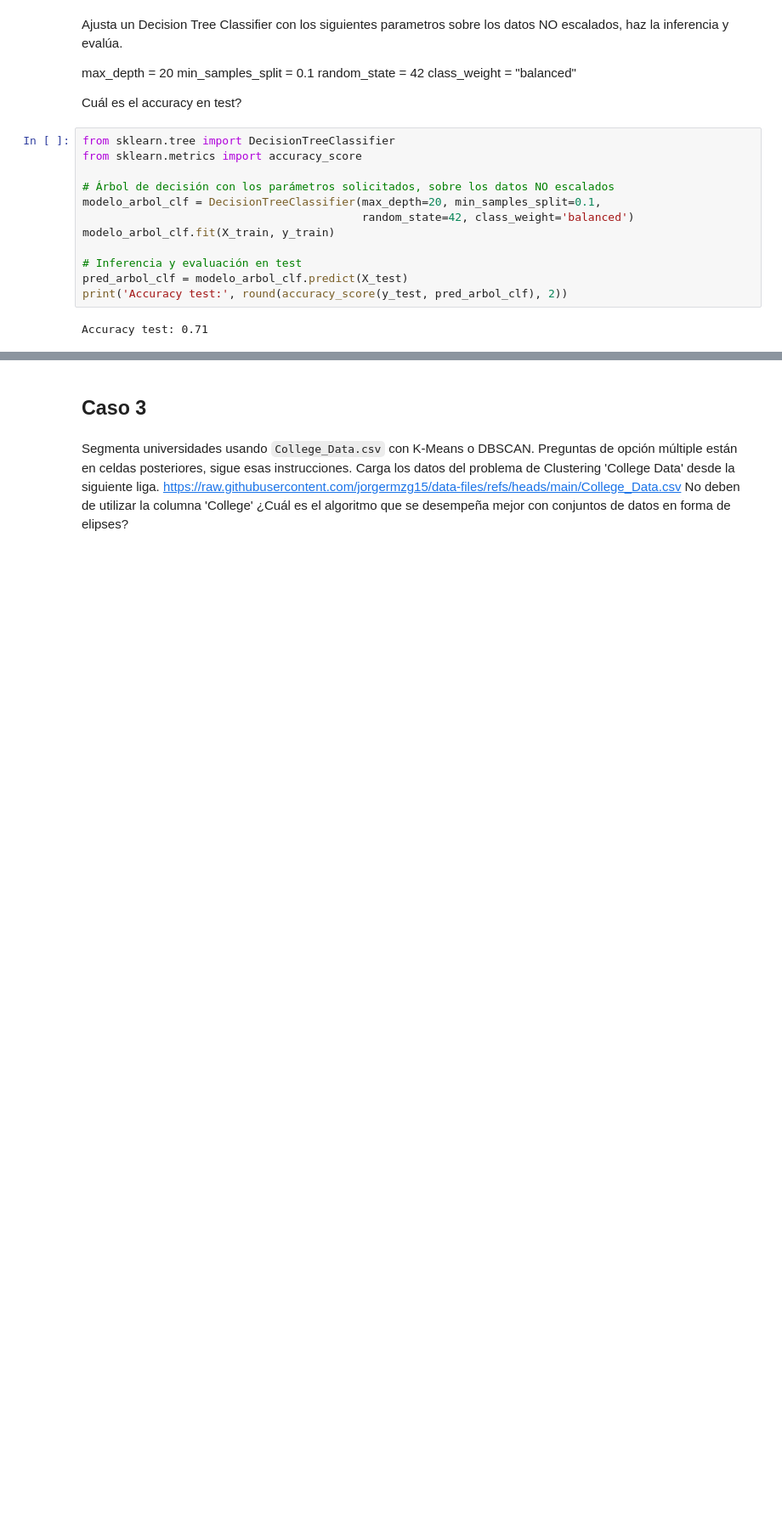
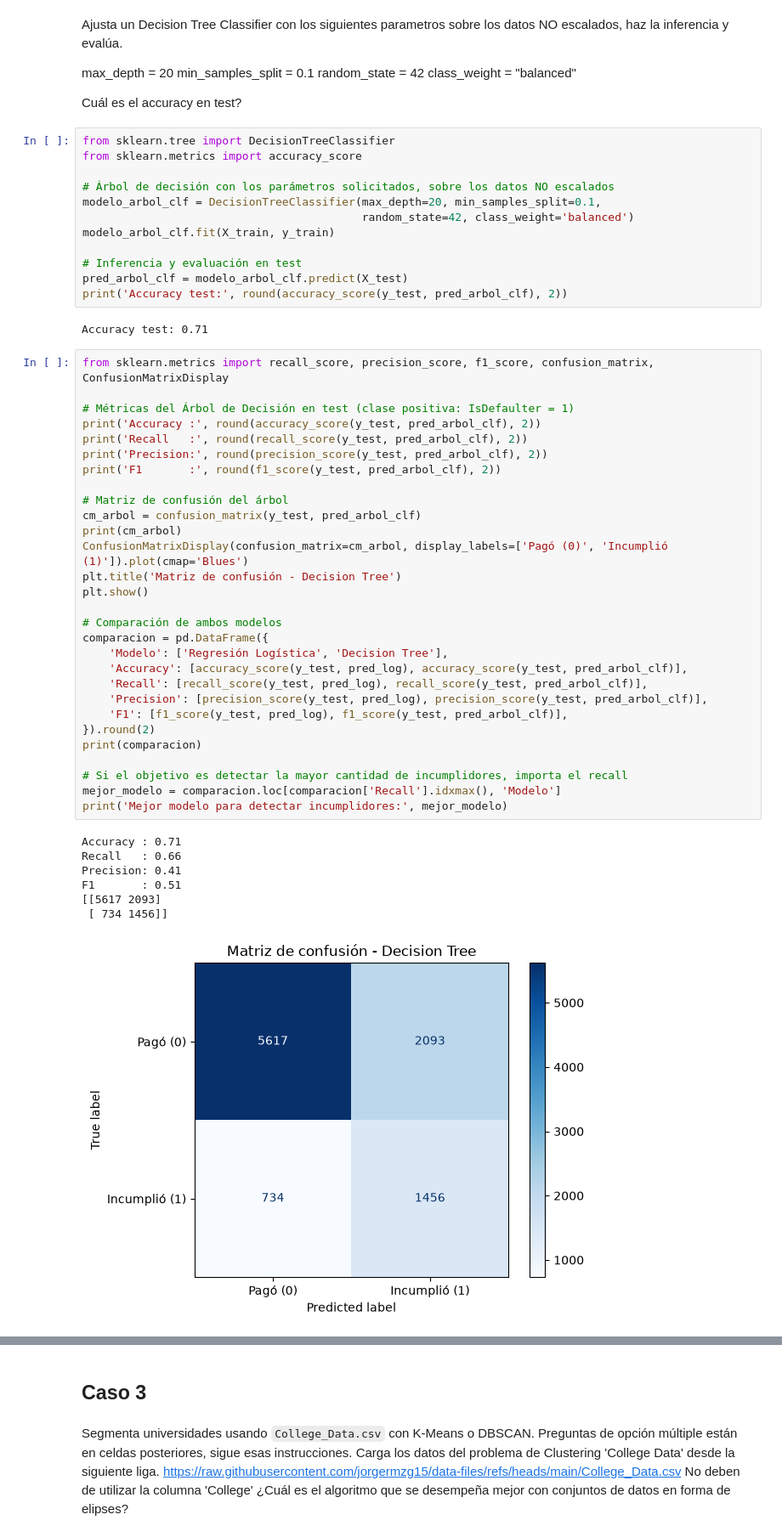
Before and after one commit to catalinaelizondor-jpg/ExamenFinal, a Jupyter notebook: CatalinaE_643153_examen_final.ipynb, the cells around one changed output, grey strips where cells are left out. Shown at 85% size. Saved outputs shown, nothing was run; the diff lists cells and outputs as text; blank space fills up the shorter version.

```diff
--- a/CatalinaE_643153_examen_final.ipynb
+++ b/CatalinaE_643153_examen_final.ipynb
@@ -472,3 +486,40 @@ pred_arbol_clf = modelo_arbol_clf.predict(X_test)
 print('Accuracy test:', round(accuracy_score(y_test, pred_arbol_clf), 2))
 # %% [output]
 Accuracy test: 0.71
+# %%
+from sklearn.metrics import recall_score, precision_score, f1_score, confusion_matrix, ConfusionMatrixDisplay
+
+# Métricas del Árbol de Decisión en test (clase positiva: IsDefaulter = 1)
+print('Accuracy :', round(accuracy_score(y_test, pred_arbol_clf), 2))
+print('Recall   :', round(recall_score(y_test, pred_arbol_clf), 2))
+print('Precision:', round(precision_score(y_test, pred_arbol_clf), 2))
+print('F1       :', round(f1_score(y_test, pred_arbol_clf), 2))
+
+# Matriz de confusión del árbol
+cm_arbol = confusion_matrix(y_test, pred_arbol_clf)
+print(cm_arbol)
+ConfusionMatrixDisplay(confusion_matrix=cm_arbol, display_labels=['Pagó (0)', 'Incumplió (1)']).plot(cmap='Blues')
+plt.title('Matriz de confusión - Decision Tree')
+plt.show()
+
+# Comparación de ambos modelos
+comparacion = pd.DataFrame({
+    'Modelo': ['Regresión Logística', 'Decision Tree'],
+    'Accuracy': [accuracy_score(y_test, pred_log), accuracy_score(y_test, pred_arbol_clf)],
+    'Recall': [recall_score(y_test, pred_log), recall_score(y_test, pred_arbol_clf)],
+    'Precision': [precision_score(y_test, pred_log), precision_score(y_test, pred_arbol_clf)],
+    'F1': [f1_score(y_test, pred_log), f1_score(y_test, pred_arbol_clf)],
+}).round(2)
+print(comparacion)
+
+# Si el objetivo es detectar la mayor cantidad de incumplidores, importa el recall
+mejor_modelo = comparacion.loc[comparacion['Recall'].idxmax(), 'Modelo']
+print('Mejor modelo para detectar incumplidores:', mejor_modelo)
+# %% [output]
+Accuracy : 0.71
+Recall   : 0.66
+Precision: 0.41
+F1       : 0.51
+[[5617 2093]
+ [ 734 1456]]
+[figure, added]
```
Also changed, not shown: parts of 2 cells of this notebook.
